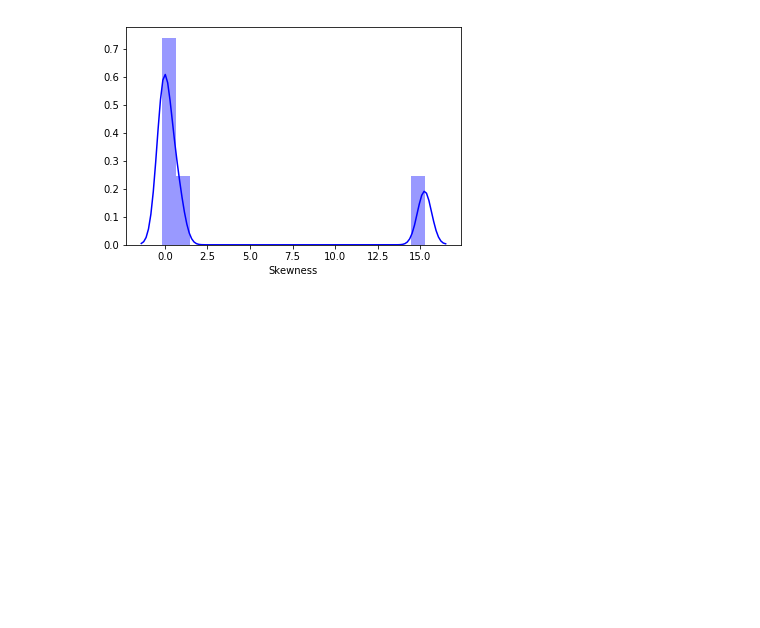
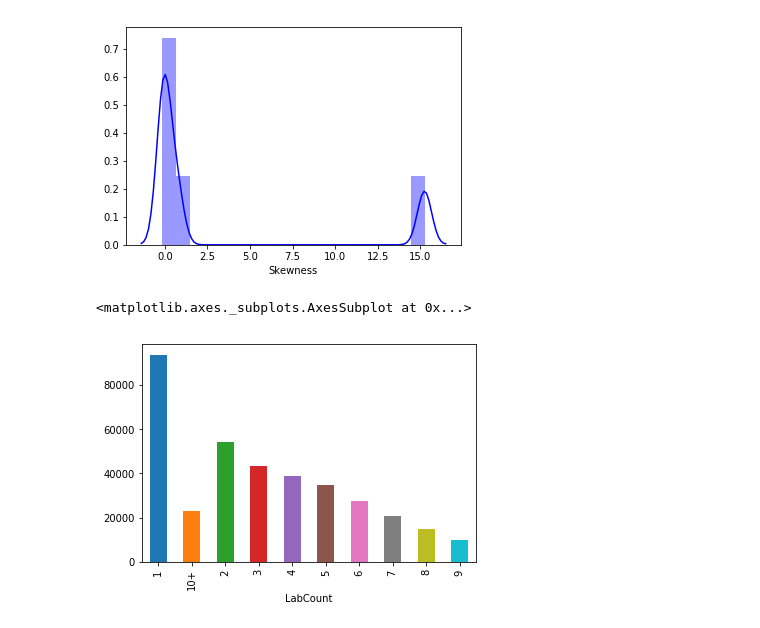
Before and after one commit to truongkhanhduy95/Heritage-Health-Prize, a Jupyter notebook: explore.ipynb, the cells around one changed output. Cells and saved outputs as stored; diff of their text form; code cells hidden in the pictures; blank space fills up the shorter version.

```diff
--- a/explore.ipynb
+++ b/explore.ipynb
@@ -18 +10,7 @@ Index(['MemberID', 'ProviderID', 'Vendor', 'PCP', 'Year', 'Specialty',
+# %%
+df_claims = pd.read_csv('data/Claims.csv')
+df_members = pd.read_csv('data/Members.csv')
+df_hospital = pd.read_csv('data/DaysInHospital_Y2.csv')
+df_drug = pd.read_csv('data/DrugCount.csv')
+df_lab = pd.read_csv('data/LabCount.csv')
 # %%
@@ -111,3 +109,8 @@ sns.distplot(df.skew(),color='blue',axlabel ='Skewness')
 # %% [output]
 <matplotlib.axes._subplots.AxesSubplot at 0x...>
 [figure]
+# %%
+df_lab.groupby(['LabCount']).size().plot.bar()
+# %% [output]
+<matplotlib.axes._subplots.AxesSubplot at 0x...>
+[figure, added]
```
Also changed, not shown: parts of 3 cells of this notebook.
